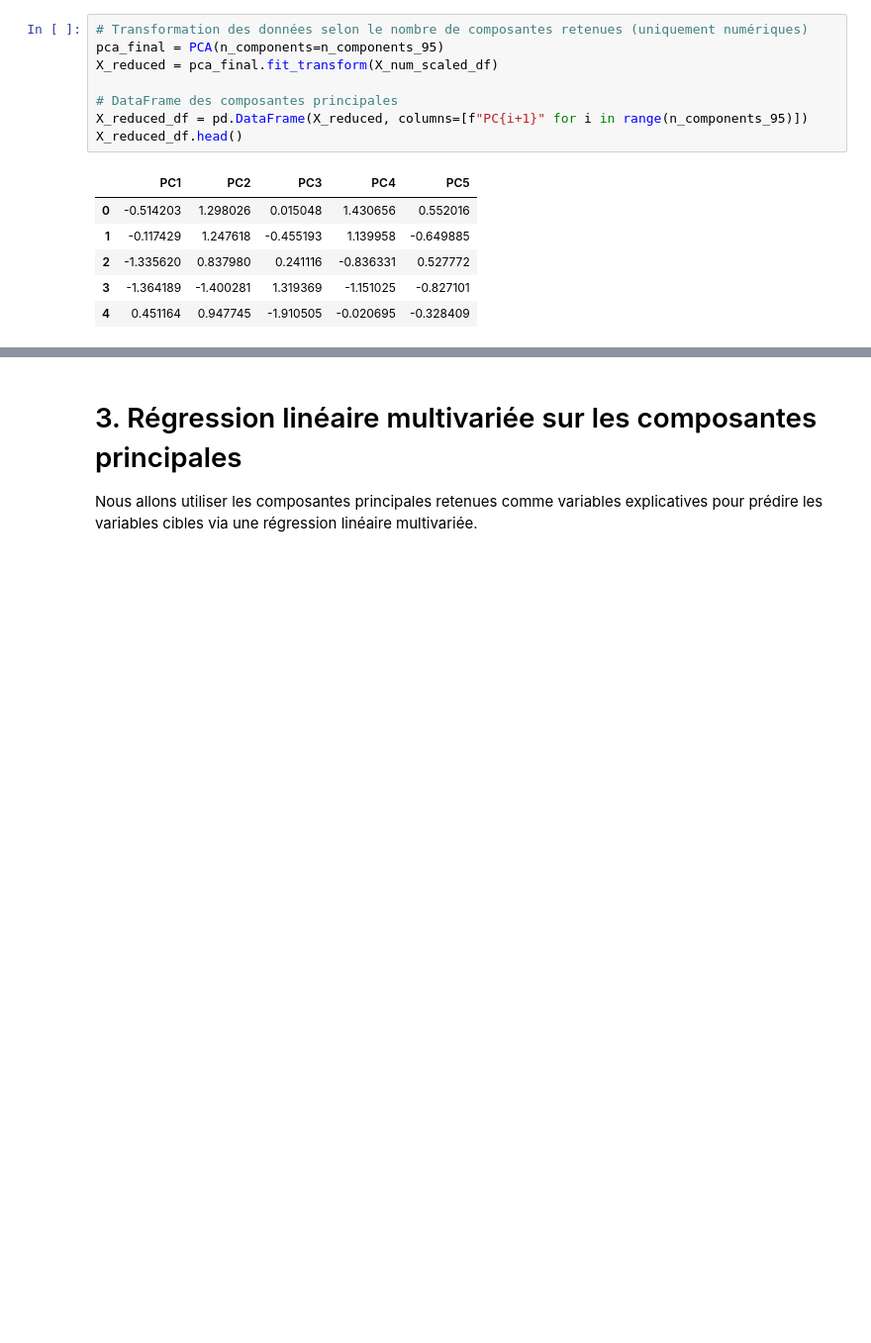
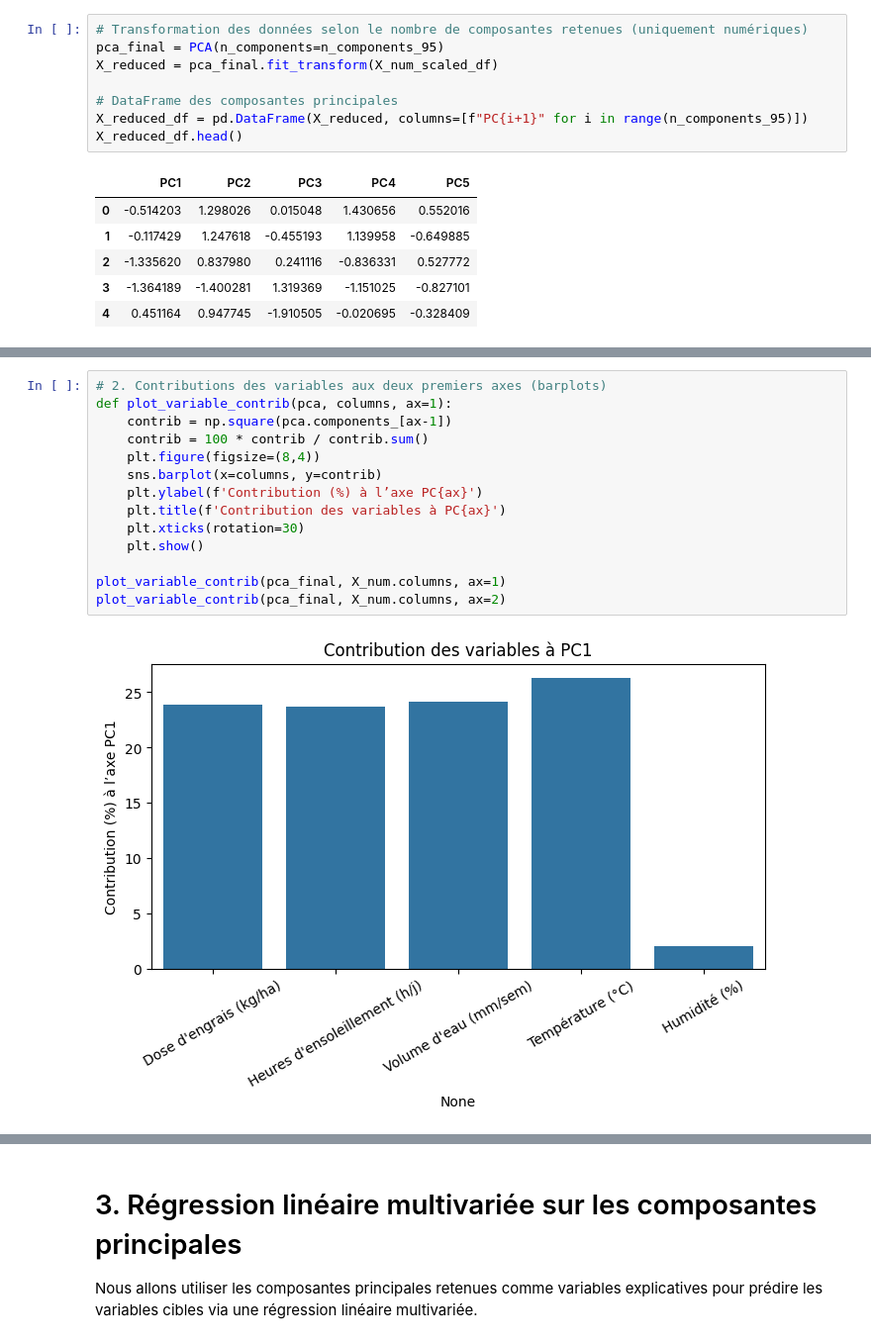
Before and after one commit to Harlequelrah/Projet_Exam, a Jupyter notebook: exam.ipynb, the cells around one changed output, grey strips where cells are left out. Shown at 99% size. Cells and saved outputs as stored; diff of their text form; blank space fills up the shorter version.

```diff
--- a/exam.ipynb
+++ b/exam.ipynb
@@ -288,0 +261,16 @@ plt.show()
+# %%
+# 2. Contributions des variables aux deux premiers axes (barplots)
+def plot_variable_contrib(pca, columns, ax=1):
+    contrib = np.square(pca.components_[ax-1])
+    contrib = 100 * contrib / contrib.sum()
+    plt.figure(figsize=(8,4))
+    sns.barplot(x=columns, y=contrib)
+    plt.ylabel(f'Contribution (%) à l’axe PC{ax}')
+    plt.title(f'Contribution des variables à PC{ax}')
+    plt.xticks(rotation=30)
+    plt.show()
+
+plot_variable_contrib(pca_final, X_num.columns, ax=1)
+plot_variable_contrib(pca_final, X_num.columns, ax=2)
+# %% [output]
+[figure, added]
```
Also changed, not shown: parts of 12 cells of this notebook, 1 other file.
